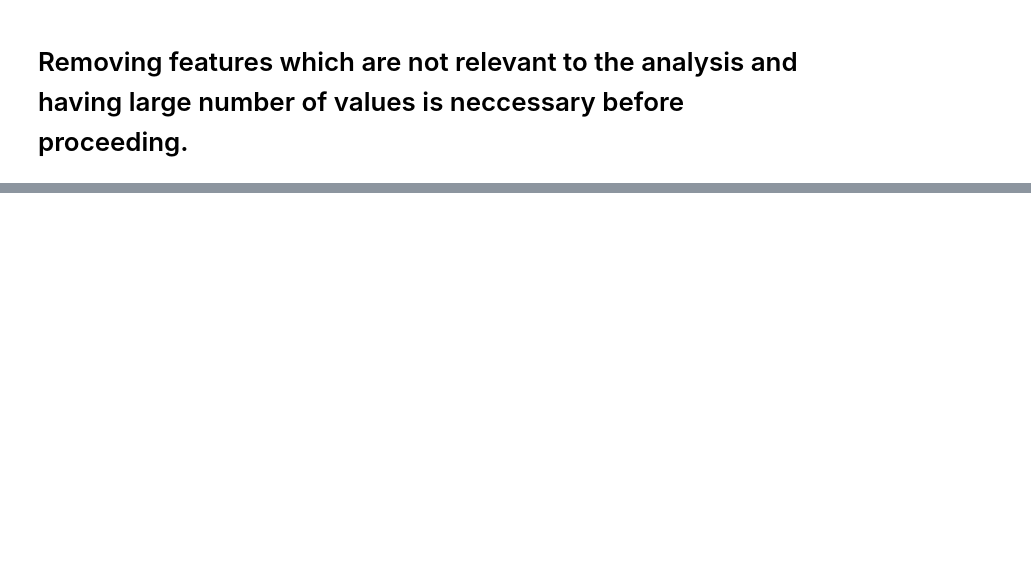
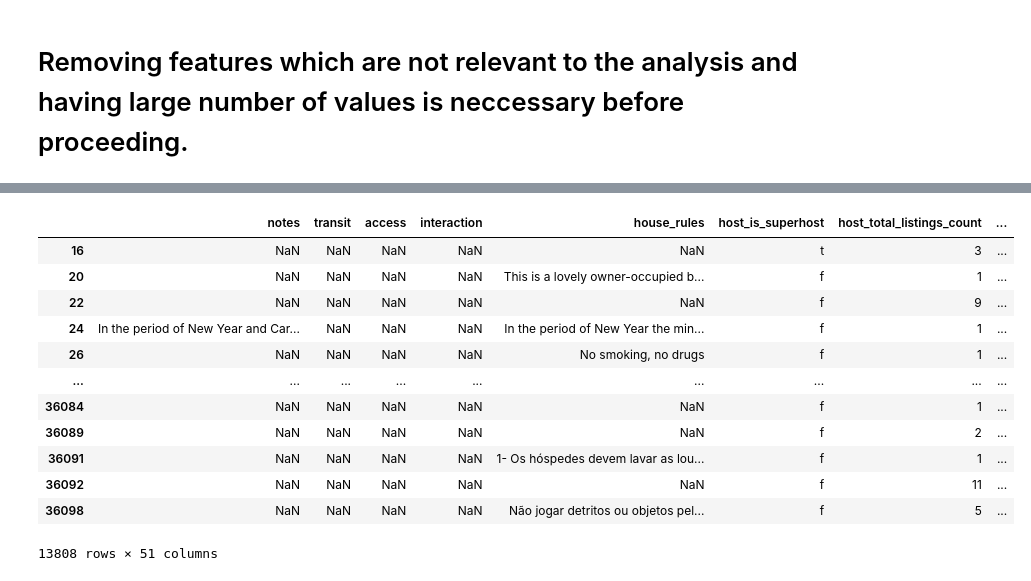
Before and after one commit to Raaj-4320/Airbnb---analysis, a Jupyter notebook: Airbnb_Analysis.ipynb, the cells around one changed output, grey strips where cells are left out. Cells and saved outputs as stored; diff of their text form; code cells hidden in the pictures; blank space fills up the shorter version.

```diff
--- a/Airbnb_Analysis.ipynb
+++ b/Airbnb_Analysis.ipynb
@@ -61,0 +205,16 @@ plt.show()
+# %%
+df[df['transit'].isnull() & df['access'].isnull() & df['interaction'].isnull()]
+# %% [output]
+|  | notes | transit | access | interaction | house_rules | host_is_superhost | host_total_listings_count | ... |
+| 16 | NaN | NaN | NaN | NaN | NaN | t | 3 | ... |
+| 20 | NaN | NaN | NaN | NaN | This is a lovely owner-occupied b... | f | 1 | ... |
+| 22 | NaN | NaN | NaN | NaN | NaN | f | 9 | ... |
+| 24 | In the period of New Year and Car... | NaN | NaN | NaN | In the period of New Year the min... | f | 1 | ... |
+| 26 | NaN | NaN | NaN | NaN | No smoking, no drugs | f | 1 | ... |
+| ... | ... | ... | ... | ... | ... | ... | ... | ... |
+| 36084 | NaN | NaN | NaN | NaN | NaN | f | 1 | ... |
+| 36089 | NaN | NaN | NaN | NaN | NaN | f | 2 | ... |
+| 36091 | NaN | NaN | NaN | NaN | 1- Os hóspedes devem lavar as lou... | f | 1 | ... |
+| 36092 | NaN | NaN | NaN | NaN | NaN | f | 11 | ... |
+| 36098 | NaN | NaN | NaN | NaN | Não jogar detritos ou objetos pel... | f | 5 | ... |
+13808 rows × 51 columns
```
Also changed, not shown: parts of 28 cells of this notebook.
